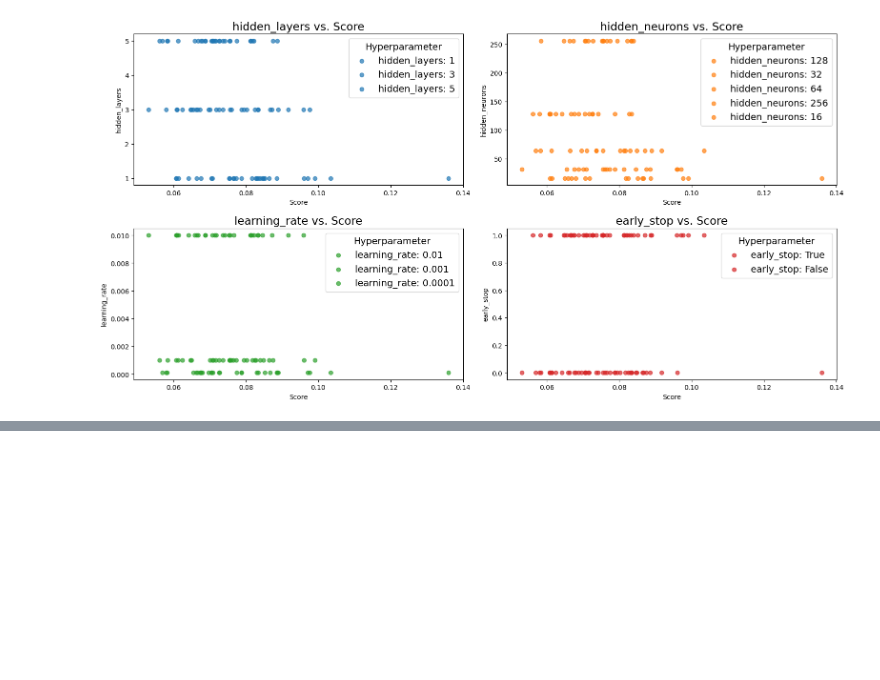
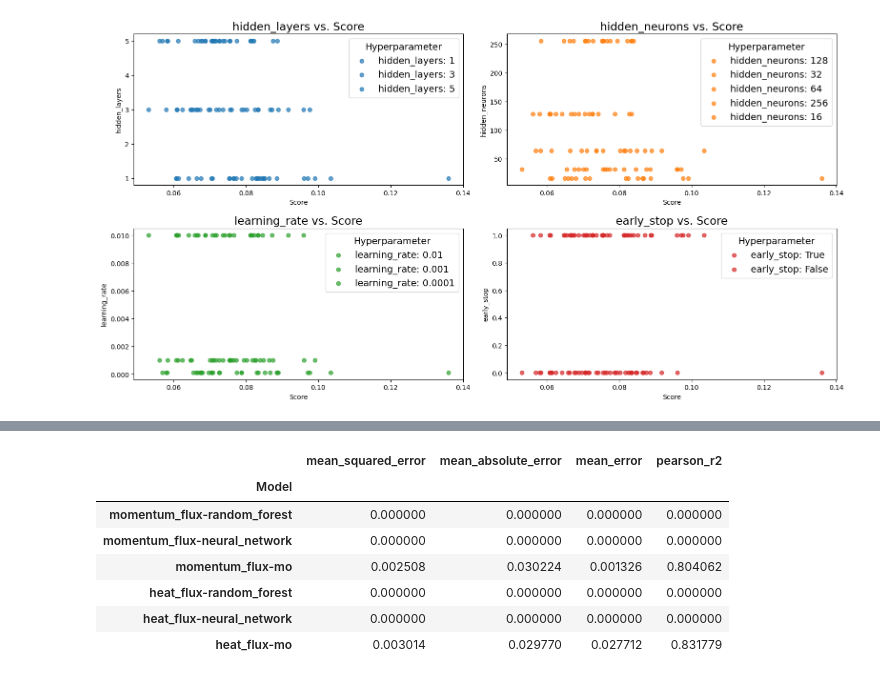
Before and after one commit to NCAR/mlsurfacelayer, a Jupyter notebook: summer_work_2024/new_graphs.ipynb, the cells around one changed output, grey strips where cells are left out. Drawn from its saved outputs; the diff is of its cells as text; code cells hidden in the pictures; blank space fills up the shorter version.

```diff
--- a/summer_work_2024/new_graphs.ipynb
+++ b/summer_work_2024/new_graphs.ipynb
@@ -238,0 +258,3 @@ pio.renderers.default = 'iframe'
+# %%
+pd.set_option('display.max_columns', None)
+pd.set_option('display.max_rows', None)
@@ -238,0 +431,11 @@ pio.renderers.default = 'iframe'
+# %%
+model_metrics
+# %% [output]
+|  | mean_squared_error | mean_absolute_error | mean_error | pearson_r2 |
+| Model |  |  |  |  |
+| momentum_flux-random_forest | 0.000000 | 0.000000 | 0.000000 | 0.000000 |
+| momentum_flux-neural_network | 0.000000 | 0.000000 | 0.000000 | 0.000000 |
+| momentum_flux-mo | 0.002508 | 0.030224 | 0.001326 | 0.804062 |
+| heat_flux-random_forest | 0.000000 | 0.000000 | 0.000000 | 0.000000 |
+| heat_flux-neural_network | 0.000000 | 0.000000 | 0.000000 | 0.000000 |
+| heat_flux-mo | 0.003014 | 0.029770 | 0.027712 | 0.831779 |
```
Also changed, not shown: parts of 7 cells of this notebook, 13 other files.
